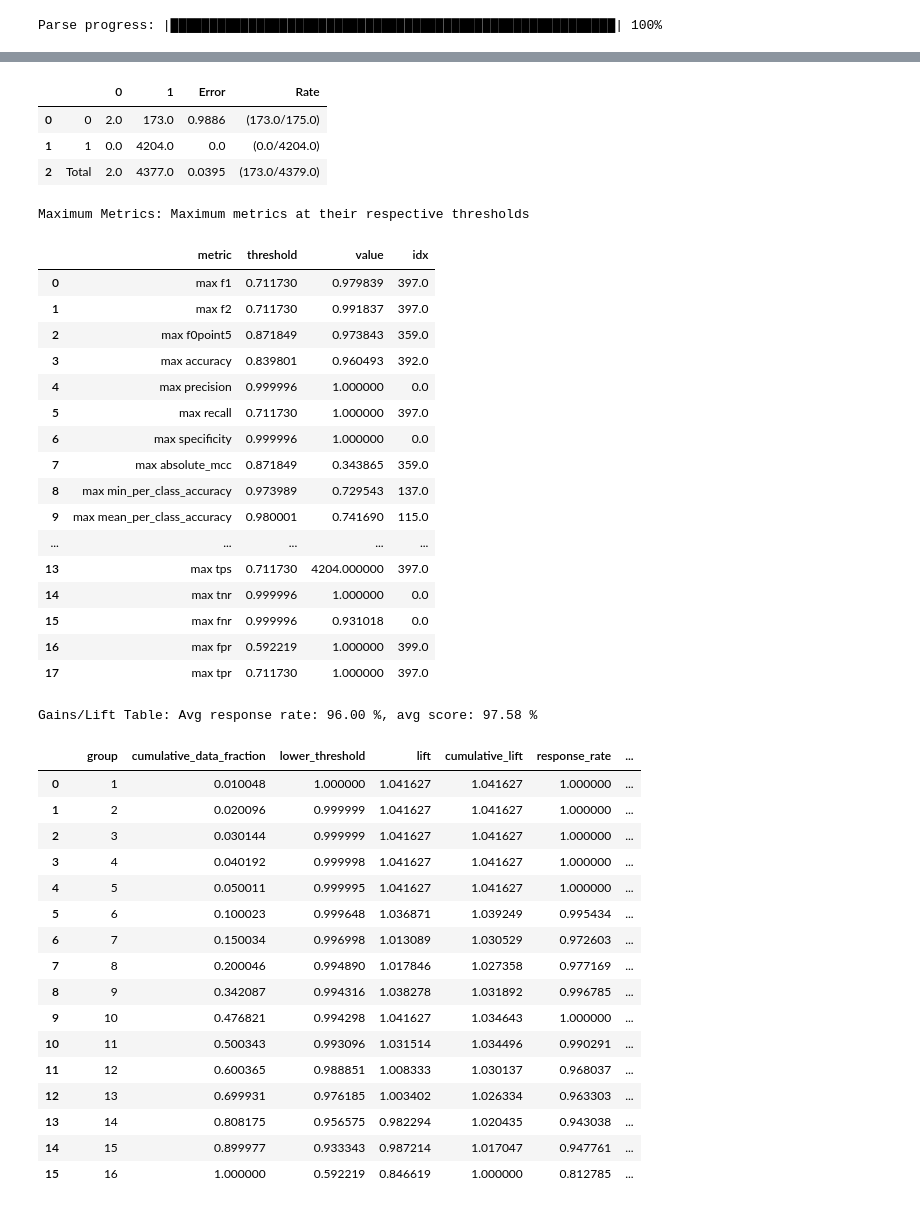
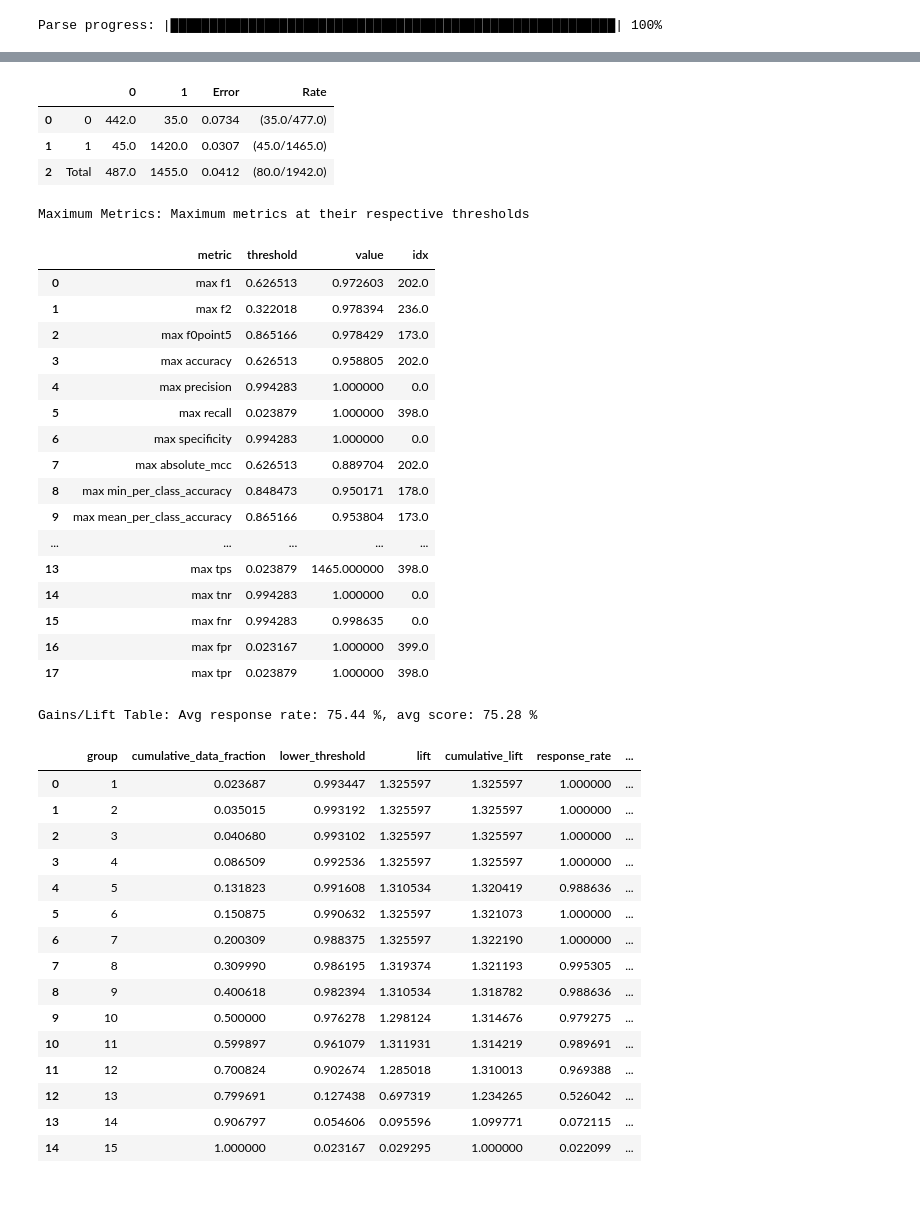
Before and after one commit to rohansaeed/ml, a Jupyter notebook: malware_classifier.ipynb, the cells around one changed output, grey strips where cells are left out. Drawn from its saved outputs; the diff is of its cells as text; code cells hidden in the pictures.

```diff
--- a/malware_classifier.ipynb
+++ b/malware_classifier.ipynb
@@ -109,3 +72,0 @@ mA = H2ODeepLearningEstimator()
-# %%
-#Train the model using input columns and the output column ("Legitimate")
-mA.train(["hash","size_of_data","virtual_address","entropy","virtual_size"], "malware", train)
@@ -196,0 +73,4 @@ Variable Importances:
+# %%
+m1 = H2OGradientBoostingEstimator(model_id = "defaults")
+# %%
+m1.train(["e_minalloc","Machine","SectionMinEntropy","Characteristics","NumberOfSymbols","Magic","SizeOfCode","AddressOfEntryPoint","FileAlignment","DllCharacteristics","SuspiciousImportFunctions","SuspiciousNameSection"], "Malware", train, validation_frame = valid)
@@ -197,6 +79,6 @@ Variable Importances:
 # %%
-q = mA.model_performance(test)
+perf = m1.model_performance(test)
 # %%
 #After testing the model, we can see that the error rate is about 4% for prediction
-q
+perf
 # %% [output]
@@ -215,40 +97,39 @@ Confusion Matrix (Act/Pred) for max f1 @ threshold = 0.7117299650241469:
 |  |  | 0 | 1 | Error | Rate |
-| 0 | 0 | 2.0 | 173.0 | 0.9886 | (173.0/175.0) |
-| 1 | 1 | 0.0 | 4204.0 | 0.0 | (0.0/4204.0) |
-| 2 | Total | 2.0 | 4377.0 | 0.0395 | (173.0/4379.0) |
+| 0 | 0 | 442.0 | 35.0 | 0.0734 | (35.0/477.0) |
+| 1 | 1 | 45.0 | 1420.0 | 0.0307 | (45.0/1465.0) |
+| 2 | Total | 487.0 | 1455.0 | 0.0412 | (80.0/1942.0) |
 Maximum Metrics: Maximum metrics at their respective thresholds
 |  | metric | threshold | value | idx |
-| 0 | max f1 | 0.711730 | 0.979839 | 397.0 |
-| 1 | max f2 | 0.711730 | 0.991837 | 397.0 |
-| 2 | max f0point5 | 0.871849 | 0.973843 | 359.0 |
-| 3 | max accuracy | 0.839801 | 0.960493 | 392.0 |
-| 4 | max precision | 0.999996 | 1.000000 | 0.0 |
-| 5 | max recall | 0.711730 | 1.000000 | 397.0 |
-| 6 | max specificity | 0.999996 | 1.000000 | 0.0 |
-| 7 | max absolute_mcc | 0.871849 | 0.343865 | 359.0 |
-| 8 | max min_per_class_accuracy | 0.973989 | 0.729543 | 137.0 |
-| 9 | max mean_per_class_accuracy | 0.980001 | 0.741690 | 115.0 |
+| 0 | max f1 | 0.626513 | 0.972603 | 202.0 |
+| 1 | max f2 | 0.322018 | 0.978394 | 236.0 |
+| 2 | max f0point5 | 0.865166 | 0.978429 | 173.0 |
+| 3 | max accuracy | 0.626513 | 0.958805 | 202.0 |
+| 4 | max precision | 0.994283 | 1.000000 | 0.0 |
+| 5 | max recall | 0.023879 | 1.000000 | 398.0 |
+| 6 | max specificity | 0.994283 | 1.000000 | 0.0 |
+| 7 | max absolute_mcc | 0.626513 | 0.889704 | 202.0 |
+| 8 | max min_per_class_accuracy | 0.848473 | 0.950171 | 178.0 |
+| 9 | max mean_per_class_accuracy | 0.865166 | 0.953804 | 173.0 |
 | ... | ... | ... | ... | ... |
-| 13 | max tps | 0.711730 | 4204.000000 | 397.0 |
-| 14 | max tnr | 0.999996 | 1.000000 | 0.0 |
-| 15 | max fnr | 0.999996 | 0.931018 | 0.0 |
-| 16 | max fpr | 0.592219 | 1.000000 | 399.0 |
-| 17 | max tpr | 0.711730 | 1.000000 | 397.0 |
+| 13 | max tps | 0.023879 | 1465.000000 | 398.0 |
+| 14 | max tnr | 0.994283 | 1.000000 | 0.0 |
+| 15 | max fnr | 0.994283 | 0.998635 | 0.0 |
+| 16 | max fpr | 0.023167 | 1.000000 | 399.0 |
+| 17 | max tpr | 0.023879 | 1.000000 | 398.0 |
-Gains/Lift Table: Avg response rate: 96.00 %, avg score: 97.58 %
+Gains/Lift Table: Avg response rate: 75.44 %, avg score: 75.28 %
 |  |  | group | cumulative_data_fraction | lower_threshold | lift | cumulative_lift | response_rate | ... |
-| 0 |  | 1 | 0.010048 | 1.000000 | 1.041627 | 1.041627 | 1.000000 | ... |
-| 1 |  | 2 | 0.020096 | 0.999999 | 1.041627 | 1.041627 | 1.000000 | ... |
-| 2 |  | 3 | 0.030144 | 0.999999 | 1.041627 | 1.041627 | 1.000000 | ... |
-| 3 |  | 4 | 0.040192 | 0.999998 | 1.041627 | 1.041627 | 1.000000 | ... |
-| 4 |  | 5 | 0.050011 | 0.999995 | 1.041627 | 1.041627 | 1.000000 | ... |
-| 5 |  | 6 | 0.100023 | 0.999648 | 1.036871 | 1.039249 | 0.995434 | ... |
-| 6 |  | 7 | 0.150034 | 0.996998 | 1.013089 | 1.030529 | 0.972603 | ... |
-| 7 |  | 8 | 0.200046 | 0.994890 | 1.017846 | 1.027358 | 0.977169 | ... |
-| 8 |  | 9 | 0.342087 | 0.994316 | 1.038278 | 1.031892 | 0.996785 | ... |
-| 9 |  | 10 | 0.476821 | 0.994298 | 1.041627 | 1.034643 | 1.000000 | ... |
-| 10 |  | 11 | 0.500343 | 0.993096 | 1.031514 | 1.034496 | 0.990291 | ... |
-| 11 |  | 12 | 0.600365 | 0.988851 | 1.008333 | 1.030137 | 0.968037 | ... |
-| 12 |  | 13 | 0.699931 | 0.976185 | 1.003402 | 1.026334 | 0.963303 | ... |
-| 13 |  | 14 | 0.808175 | 0.956575 | 0.982294 | 1.020435 | 0.943038 | ... |
-| 14 |  | 15 | 0.899977 | 0.933343 | 0.987214 | 1.017047 | 0.947761 | ... |
-| 15 |  | 16 | 1.000000 | 0.592219 | 0.846619 | 1.000000 | 0.812785 | ... |
+| 0 |  | 1 | 0.023687 | 0.993447 | 1.325597 | 1.325597 | 1.000000 | ... |
+| 1 |  | 2 | 0.035015 | 0.993192 | 1.325597 | 1.325597 | 1.000000 | ... |
+| 2 |  | 3 | 0.040680 | 0.993102 | 1.325597 | 1.325597 | 1.000000 | ... |
+| 3 |  | 4 | 0.086509 | 0.992536 | 1.325597 | 1.325597 | 1.000000 | ... |
+| 4 |  | 5 | 0.131823 | 0.991608 | 1.310534 | 1.320419 | 0.988636 | ... |
+| 5 |  | 6 | 0.150875 | 0.990632 | 1.325597 | 1.321073 | 1.000000 | ... |
+| 6 |  | 7 | 0.200309 | 0.988375 | 1.325597 | 1.322190 | 1.000000 | ... |
+| 7 |  | 8 | 0.309990 | 0.986195 | 1.319374 | 1.321193 | 0.995305 | ... |
+| 8 |  | 9 | 0.400618 | 0.982394 | 1.310534 | 1.318782 | 0.988636 | ... |
+| 9 |  | 10 | 0.500000 | 0.976278 | 1.298124 | 1.314676 | 0.979275 | ... |
+| 10 |  | 11 | 0.599897 | 0.961079 | 1.311931 | 1.314219 | 0.989691 | ... |
+| 11 |  | 12 | 0.700824 | 0.902674 | 1.285018 | 1.310013 | 0.969388 | ... |
+| 12 |  | 13 | 0.799691 | 0.127438 | 0.697319 | 1.234265 | 0.526042 | ... |
+| 13 |  | 14 | 0.906797 | 0.054606 | 0.095596 | 1.099771 | 0.072115 | ... |
+| 14 |  | 15 | 1.000000 | 0.023167 | 0.029295 | 1.000000 | 0.022099 | ... |
```
Also changed, not shown: parts of 13 cells of this notebook, 1 other file.
